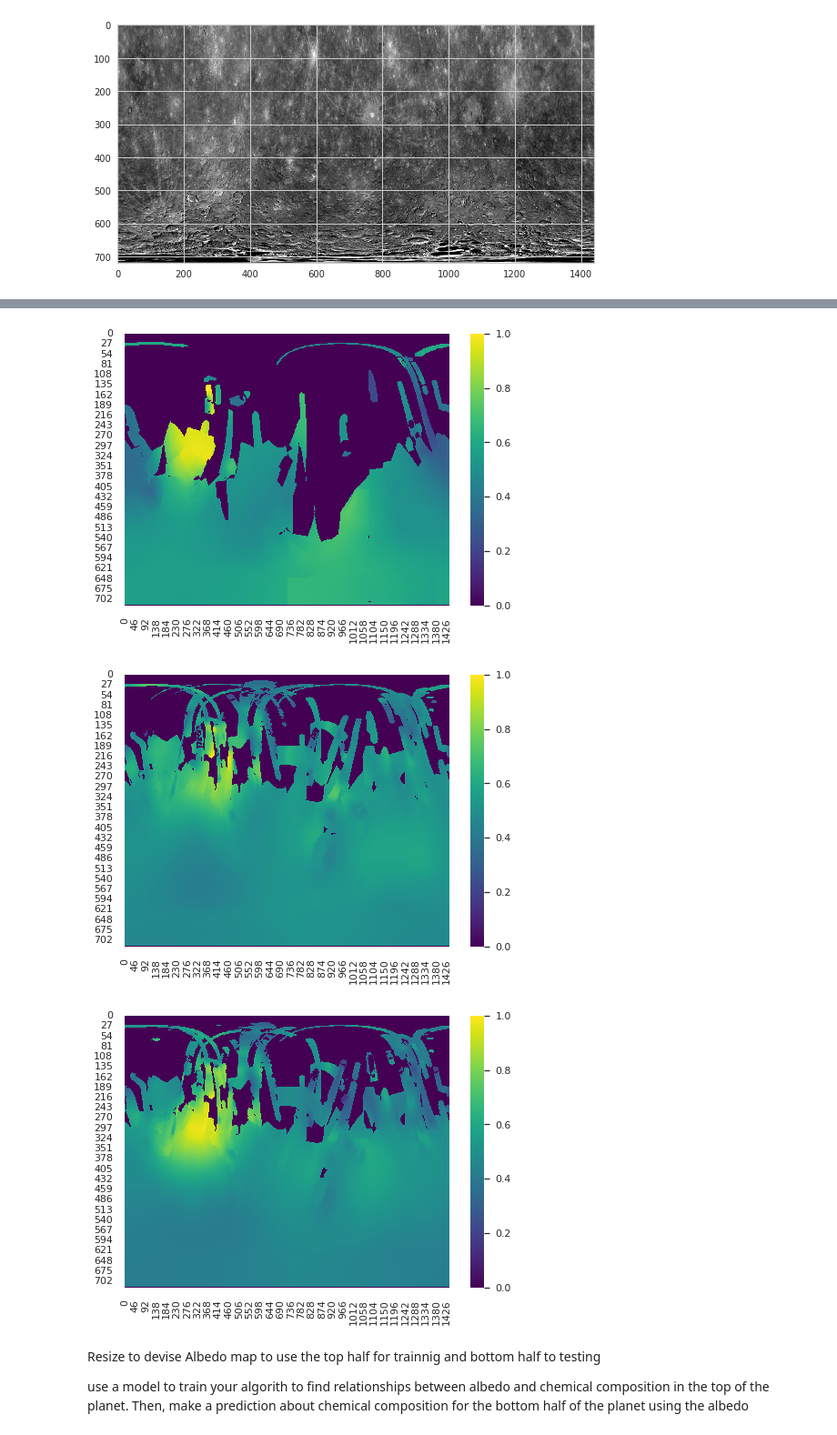
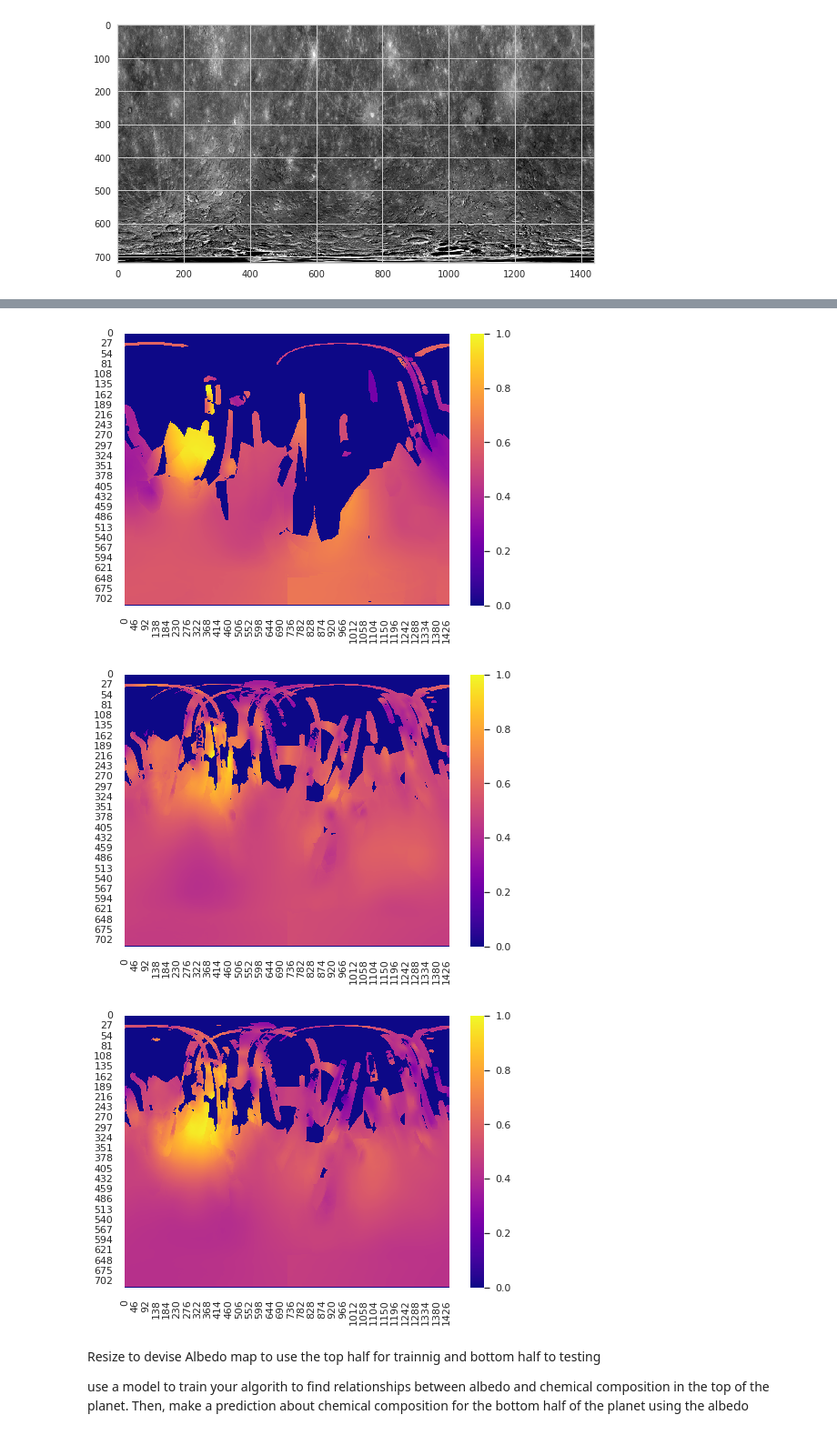
Before and after one commit to Anna-ray/ML4SCI_GSoC, a Jupyter notebook: machine-learning-model-for-albedo-of-mercuary-et.ipynb, the cells around one changed output, grey strips where cells are left out. Shown at 91% size. Saved outputs shown, nothing was run; the diff lists cells and outputs as text; code cells hidden in the pictures.

```diff
--- a/machine-learning-model-for-albedo-of-mercuary-et.ipynb
+++ b/machine-learning-model-for-albedo-of-mercuary-et.ipynb
@@ -243,15 +243,15 @@ a = sb.heatmap(alsi, cmap='viridis')
 # %%
-a = sb.heatmap(fesi, cmap='viridis')
+a = sb.heatmap(fesi, cmap='plasma')
 # %% [output]
-[figure, old version]
+[figure, new version]
 # %%
-a = sb.heatmap(casi, cmap='viridis')
+a = sb.heatmap(casi, cmap='plasma')
 # %% [output]
-[figure, old version]
+[figure, new version]
 # %%
-a = sb.heatmap(ssi, cmap='viridis')
+a = sb.heatmap(ssi, cmap='plasma')
 # %% [output]
-[figure, old version]
+[figure, new version]
 # %% [markdown]
 Resize to devise Albedo map to use the top half for trainnig and bottom half to testing
 
```
Also changed, not shown: parts of 34 cells of this notebook.
